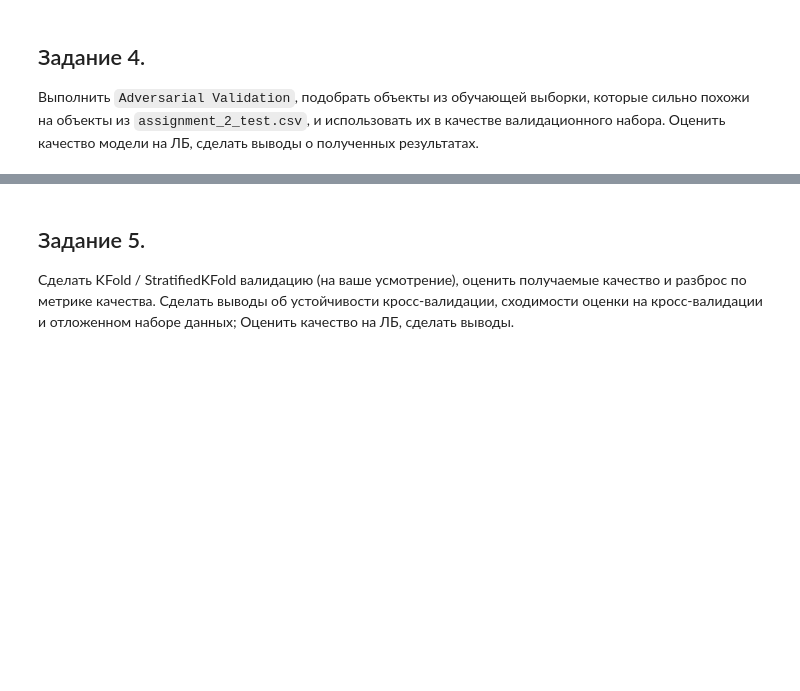
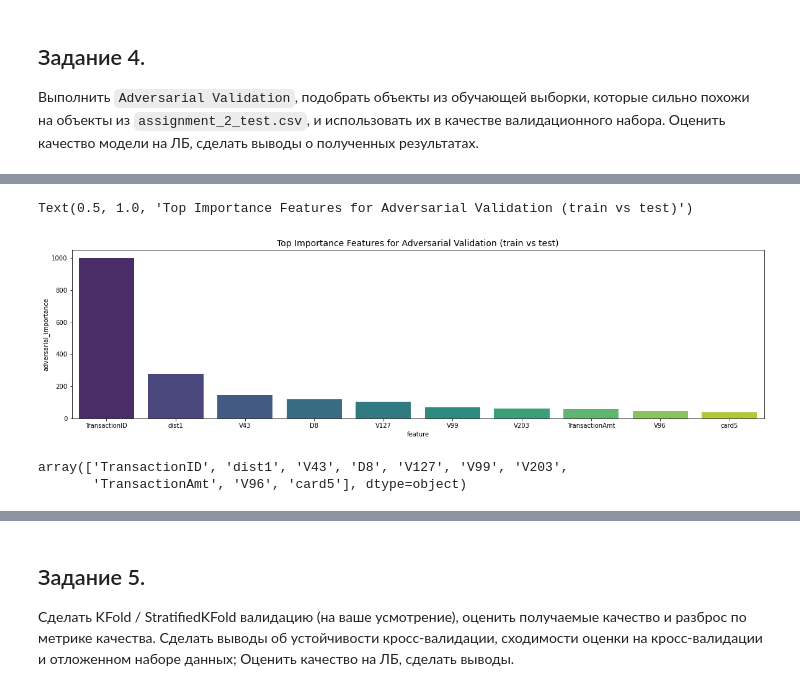
Before and after one commit to evelisko/GB_SDA_Kaggle, a Jupyter notebook: Lesson 3/HW_kaggle_Lesson_3.ipynb, the cells around one changed output, grey strips where cells are left out. Saved outputs shown, nothing was run; the diff lists cells and outputs as text; code cells hidden in the pictures; blank space fills up the shorter version.

```diff
--- a/Lesson 3/HW_kaggle_Lesson_3.ipynb
+++ b/Lesson 3/HW_kaggle_Lesson_3.ipynb
@@ -604,3 +527,5 @@ X_adv = pd.concat([ public_df, private_df])
 y_adv = np.hstack((np.ones(public_df.shape[0]), np.zeros(private_df.shape[0]))) # заполняем чать нулями, а часть 1-ми.
 
 X_adv = X_adv.reset_index(drop=True)
+# %%
+X_adv[categorical]=X_adv[categorical].astype('category')
@@ -618,0 +591,31 @@ print(f"CV-score: {round(np.mean(cv), 4)}")
+# %%
+params = {
+    "booster": "gbtree",
+    # "objective": "binary:logistic",
+    # 'subsample_for_bin':500,
+    "eval_metric": "auc",
+    "learning_rate": 0.1,
+    "n_estimators": 500,
+    # 'min_child_weight':0.001,
+    "reg_lambda": 50,
+    "max_depth": 4,
+    "gamma": 4,
+    # "nthread": 6,
+    # "seed": 27,
+    'random_state':1
+
+}
+# %%
+model = lgb.LGBMClassifier(**params)
+# %%
+model.fit(
+    X=X_adv,
+    y=y_adv,
+    eval_set=[(X_adv, y_adv)], # (x_test, y_test)],
+    early_stopping_rounds=5,
+    categorical_feature=categorical,
+
+    # num_boost_round=100,
+    eval_metric="auc",
+    verbose=20
+)
@@ -619,13 +675,21 @@ print(f"CV-score: {round(np.mean(cv), 4)}")
 # %%
-model.fit(X_adv, y_adv)
+# model.fit(X_adv, y_adv)
 
 importance = pd.DataFrame({
     "feature": X_adv.columns,
     "adversarial_importance": model.feature_importances_
 })
 importance = importance.sort_values(by="adversarial_importance", ascending=False)
 importance = importance.head(n=10)
 
 plt.figure(figsize=(20, 5))
 sns.barplot(x=importance["feature"], y=importance["adversarial_importance"], palette="viridis")
 plt.title("Top Importance Features for Adversarial Validation (train vs test)", size=14)
+# %% [output]
+Text(0.5, 1.0, 'Top Importance Features for Adversarial Validation (train vs test)')
+[figure, added]
+# %%
+importance["feature"].values
+# %% [output]
+array(['TransactionID', 'dist1', 'V43', 'D8', 'V127', 'V99', 'V203',
+       'TransactionAmt', 'V96', 'card5'], dtype=object)
```
Also changed, not shown: parts of 39 cells of this notebook.
